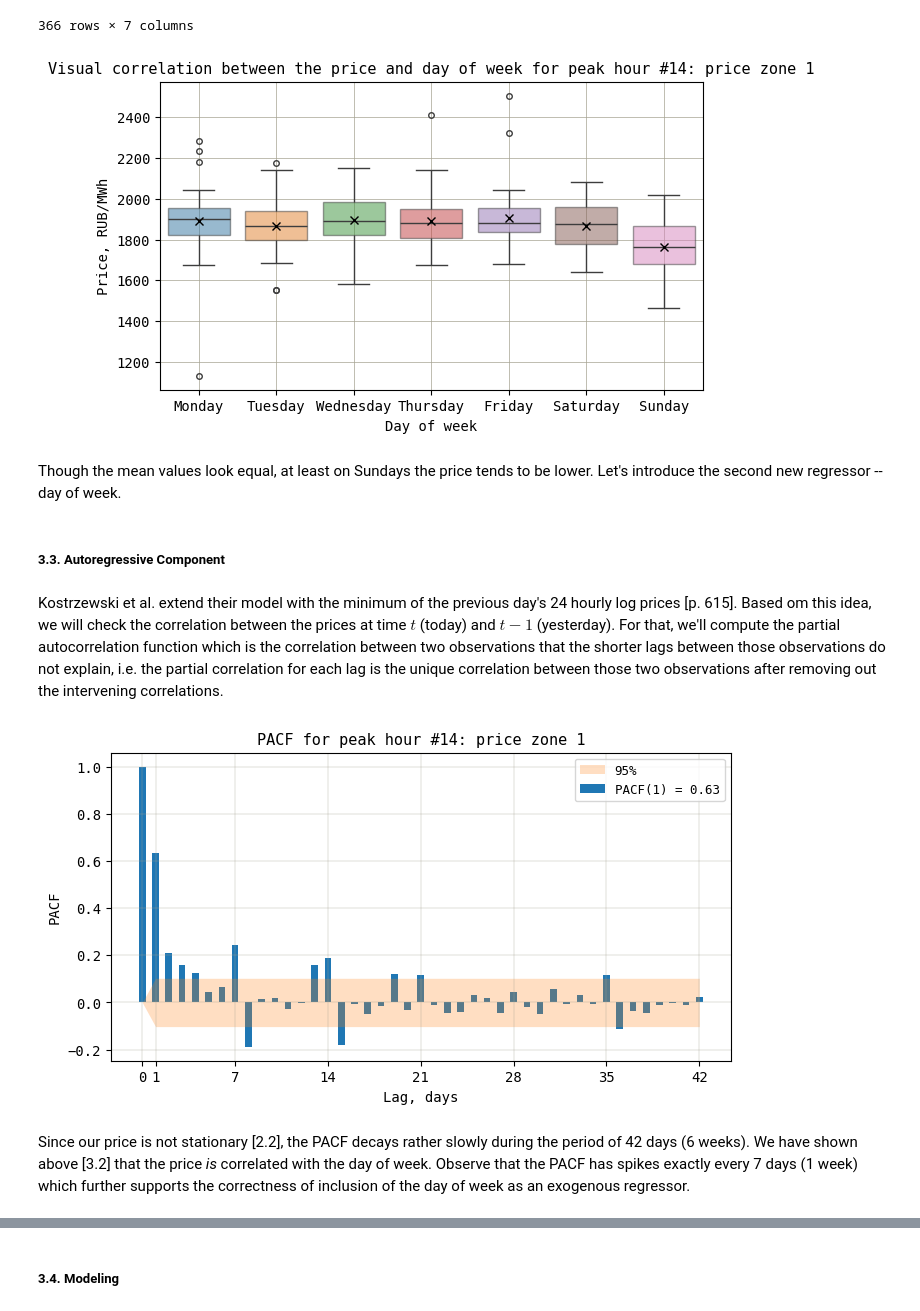
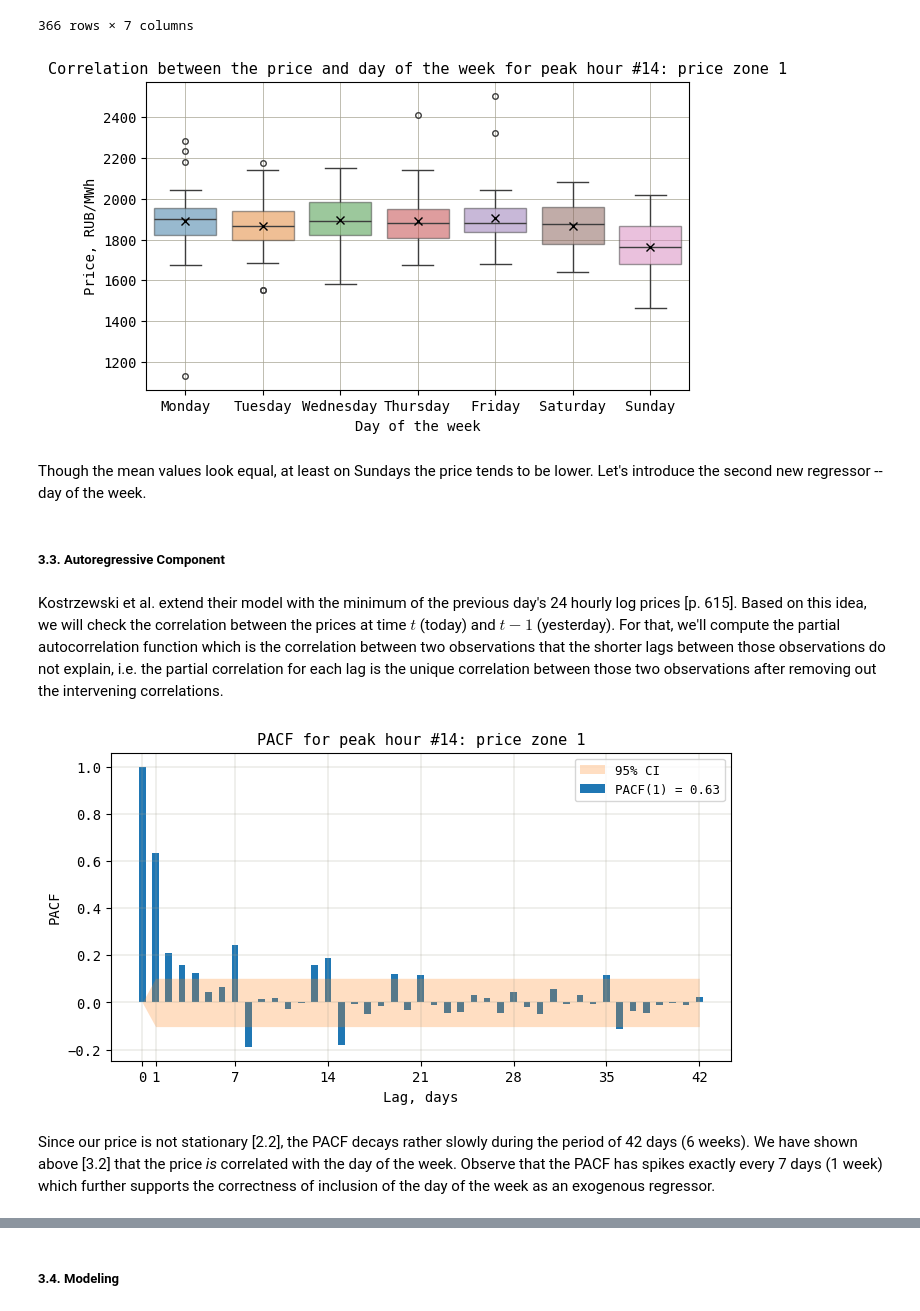
Before and after one commit to andrewha/mds2022, a Jupyter notebook: Thesis/sv_models_new.ipynb, the cells around one changed output, grey strips where cells are left out. Saved outputs shown, nothing was run; the diff lists cells and outputs as text; code cells hidden in the pictures.

```diff
--- a/Thesis/sv_models_new.ipynb
+++ b/Thesis/sv_models_new.ipynb
@@ -831,27 +826,27 @@ See the caveats in the documentation: https://pandas.pydata.org/pandas-docs/stab
 # %%
 plt.figure(figsize=(7, 4))
 sns.boxplot(data=price_temp_data_peak_eur[['CONSUMER_PRICE', 'Weekday', 'day_name']].sort_values(by='Weekday'), x='day_name', y='CONSUMER_PRICE', hue='day_name', flierprops={'marker': 'o', 'markersize': 4}, showmeans=True, meanprops={'marker': 'x', 'markeredgecolor': 'k', 'markerfacecolor': 'k', 'markersize': 6}, boxprops=dict(alpha=0.5))
-plt.xlabel('Day of week', size=10, family='monospace')
+plt.xlabel('Day of the week', size=10, family='monospace')
 plt.ylabel('Price, RUB/MWh', size=10, family='monospace')
 plt.yticks(size=10, family='monospace')
 plt.xticks(size=10, family='monospace')
 plt.grid(lw=0.5, color='xkcd:cement')
-plt.title(f'Visual correlation between the price and day of week for peak hour #{hour_max_eur}: price zone 1', size=11, family='monospace');
+plt.title(f'Correlation between the price and day of the week for peak hour #{hour_max_eur}: price zone 1', size=11, family='monospace');
 # %% [output]
-[figure, old version]
+[figure, new version]
 # %% [markdown]
-Though the mean values look equal, at least on Sundays the price tends to be lower. Let's introduce the second new regressor -- day of week.
+Though the mean values look equal, at least on Sundays the price tends to be lower. Let's introduce the second new regressor -- day of the week.
 # %% [markdown]
 ##### <a id="ar-1"></a>3.3. Autoregressive Component
 # %% [markdown]
-Kostrzewski et al. extend their model with the minimum of the previous day's 24 hourly log prices [p. 615]. Based om this idea, we will check the correlation between the prices at time $t$ (today) and $t-1$ (yesterday). For that, we'll compute the partial autocorrelation function which is the correlation between two observations that the shorter lags between those observations do not explain, i.e. the partial correlation for each lag is the unique correlation between those two observations after removing out the intervening correlations.
+Kostrzewski et al. extend their model with the minimum of the previous day's 24 hourly log prices [p. 615]. Based on this idea, we will check the correlation between the prices at time $t$ (today) and $t-1$ (yesterday). For that, we'll compute the partial autocorrelation function which is the correlation between two observations that the shorter lags between those observations do not explain, i.e. the partial correlation for each lag is the unique correlation between those two observations after removing out the intervening correlations.
 # %%
 # PACF for Peak hour + Price zone 1 with CI at 5% significance level for 42 day lags
 pacf_corr_price_temp_data_peak_eur, pacf_ci_price_temp_data_peak_eur = pacf(price_temp_data_peak_eur['CONSUMER_PRICE'], nlags=42, alpha=0.05)
 # %%
 plt.figure(figsize=(8, 4))
 plt.bar(x=range(0, 43), height=pacf_corr_price_temp_data_peak_eur, width=0.5, align='center', label=f'PACF(1) = {pacf_corr_price_temp_data_peak_eur[1]:.2f}')
-plt.fill_between(range(0, 43), pacf_corr_price_temp_data_peak_eur - pacf_ci_price_temp_data_peak_eur[:, 0], pacf_corr_price_temp_data_peak_eur - pacf_ci_price_temp_data_peak_eur[:, 1], color='C1', lw=0, alpha=0.25, label='95%')
+plt.fill_between(range(0, 43), pacf_corr_price_temp_data_peak_eur - pacf_ci_price_temp_data_peak_eur[:, 0], pacf_corr_price_temp_data_peak_eur - pacf_ci_price_temp_data_peak_eur[:, 1], color='C1', lw=0, alpha=0.25, label='95% CI')
 plt.xlabel('Lag, days', size=10, family='monospace')
 plt.ylabel('PACF', size=10, family='monospace')
 plt.xticks([0, 1, 7, 14, 21, 28, 35, 42], size=10, family='monospace')
@@ -860,7 +855,7 @@ plt.title(f'PACF for peak hour #{hour_max_eur}: price zone 1', size=11, family='
 plt.legend(loc='upper right', prop={'size': 9, 'family': 'monospace'})
 plt.grid(lw=0.25, color='xkcd:cement');
 # %% [output]
-[figure, old version]
+[figure, new version]
 # %% [markdown]
-Since our price is not stationary [2.2], the PACF decays rather slowly during the period of 42 days (6 weeks). We have shown above [3.2] that the price _is_ correlated with the day of week. Observe that the PACF has spikes exactly every 7 days (1 week) which further supports the correctness of inclusion of the day of week as an exogenous regressor.
+Since our price is not stationary [2.2], the PACF decays rather slowly during the period of 42 days (6 weeks). We have shown above [3.2] that the price _is_ correlated with the day of the week. Observe that the PACF has spikes exactly every 7 days (1 week) which further supports the correctness of inclusion of the day of the week as an exogenous regressor.
 # %% [markdown]
```
Also changed, not shown: parts of 52 cells of this notebook, 2 other files.
